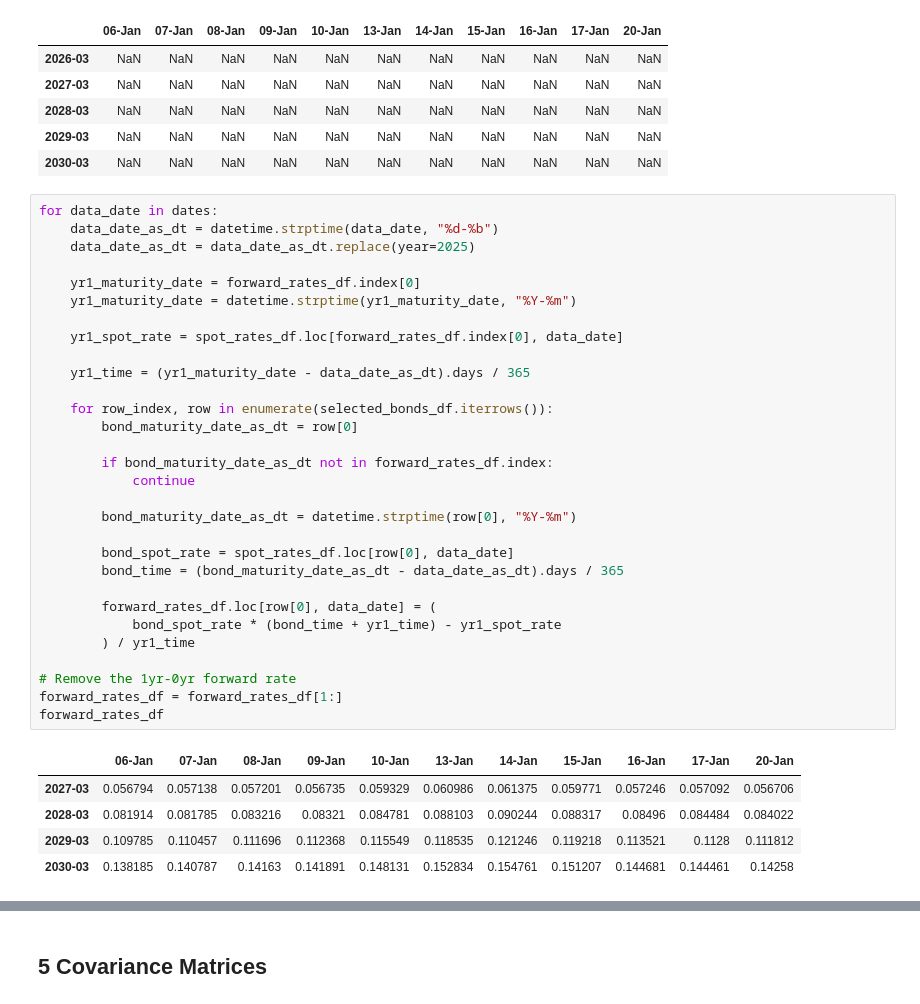
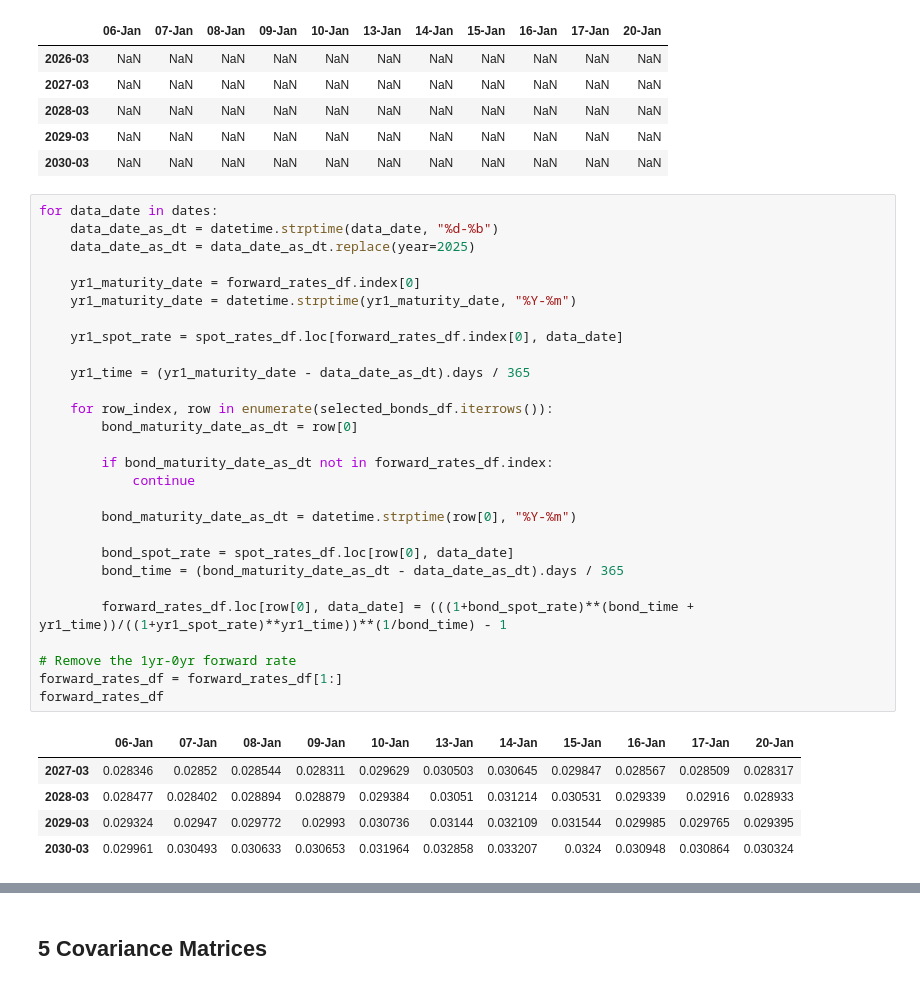
Before and after one commit to Jonathan-Woo/APM466, a Jupyter notebook: Assignment 1/assignment.ipynb, the cells around one changed output, grey strips where cells are left out. Drawn from its saved outputs; the diff is of its cells as text.

```diff
--- a/Assignment 1/assignment.ipynb
+++ b/Assignment 1/assignment.ipynb
@@ -332,39 +334,37 @@ forward_rates_df.head()
 # %%
 for data_date in dates:
     data_date_as_dt = datetime.strptime(data_date, "%d-%b")
     data_date_as_dt = data_date_as_dt.replace(year=2025)
 
     yr1_maturity_date = forward_rates_df.index[0]
     yr1_maturity_date = datetime.strptime(yr1_maturity_date, "%Y-%m")
 
     yr1_spot_rate = spot_rates_df.loc[forward_rates_df.index[0], data_date]
 
     yr1_time = (yr1_maturity_date - data_date_as_dt).days / 365
 
     for row_index, row in enumerate(selected_bonds_df.iterrows()):
         bond_maturity_date_as_dt = row[0]
 
         if bond_maturity_date_as_dt not in forward_rates_df.index:
             continue
 
         bond_maturity_date_as_dt = datetime.strptime(row[0], "%Y-%m")
 
         bond_spot_rate = spot_rates_df.loc[row[0], data_date]
         bond_time = (bond_maturity_date_as_dt - data_date_as_dt).days / 365
 
-        forward_rates_df.loc[row[0], data_date] = (
-            bond_spot_rate * (bond_time + yr1_time) - yr1_spot_rate
-        ) / yr1_time
+        forward_rates_df.loc[row[0], data_date] = (((1+bond_spot_rate)**(bond_time + yr1_time))/((1+yr1_spot_rate)**yr1_time))**(1/bond_time) - 1
 
 # Remove the 1yr-0yr forward rate
 forward_rates_df = forward_rates_df[1:]
 forward_rates_df
 # %% [output]
 |  | 06-Jan | 07-Jan | 08-Jan | 09-Jan | 10-Jan | 13-Jan | 14-Jan | 15-Jan | 16-Jan | 17-Jan | 20-Jan |
-| 2027-03 | 0.056794 | 0.057138 | 0.057201 | 0.056735 | 0.059329 | 0.060986 | 0.061375 | 0.059771 | 0.057246 | 0.057092 | 0.056706 |
-| 2028-03 | 0.081914 | 0.081785 | 0.083216 | 0.08321 | 0.084781 | 0.088103 | 0.090244 | 0.088317 | 0.08496 | 0.084484 | 0.084022 |
-| 2029-03 | 0.109785 | 0.110457 | 0.111696 | 0.112368 | 0.115549 | 0.118535 | 0.121246 | 0.119218 | 0.113521 | 0.1128 | 0.111812 |
-| 2030-03 | 0.138185 | 0.140787 | 0.14163 | 0.141891 | 0.148131 | 0.152834 | 0.154761 | 0.151207 | 0.144681 | 0.144461 | 0.14258 |
+| 2027-03 | 0.028346 | 0.02852 | 0.028544 | 0.028311 | 0.029629 | 0.030503 | 0.030645 | 0.029847 | 0.028567 | 0.028509 | 0.028317 |
+| 2028-03 | 0.028477 | 0.028402 | 0.028894 | 0.028879 | 0.029384 | 0.03051 | 0.031214 | 0.030531 | 0.029339 | 0.02916 | 0.028933 |
+| 2029-03 | 0.029324 | 0.02947 | 0.029772 | 0.02993 | 0.030736 | 0.03144 | 0.032109 | 0.031544 | 0.029985 | 0.029765 | 0.029395 |
+| 2030-03 | 0.029961 | 0.030493 | 0.030633 | 0.030653 | 0.031964 | 0.032858 | 0.033207 | 0.0324 | 0.030948 | 0.030864 | 0.030324 |
 # %%
 plt.figure()
 
```
Also changed, not shown: parts of 9 cells of this notebook, 2 other files.
